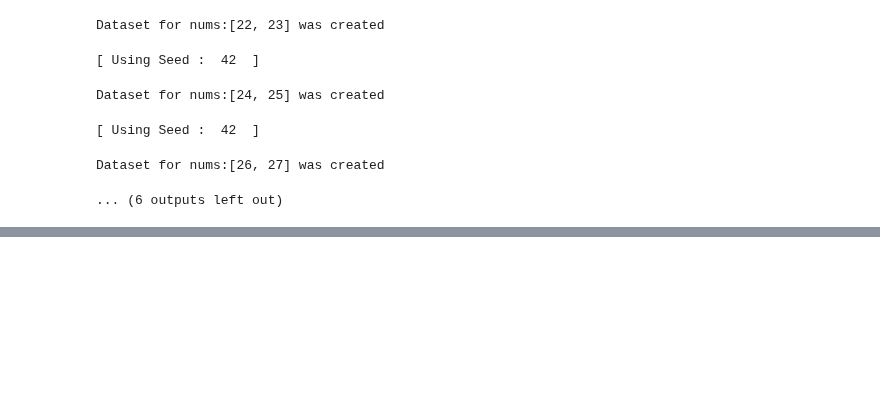
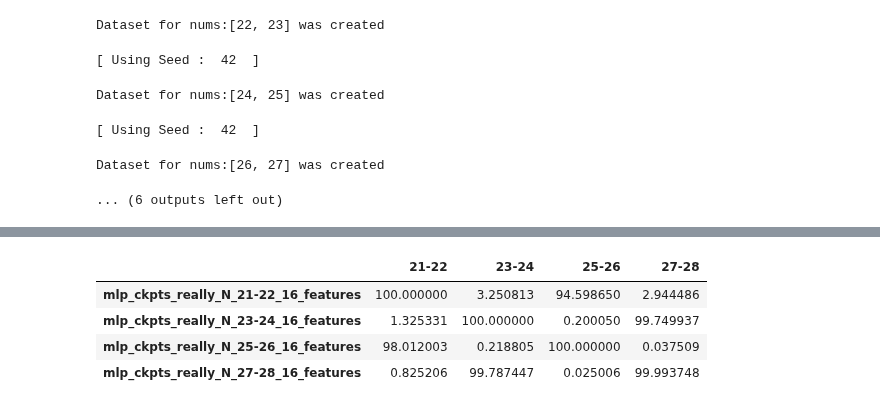
Before and after one commit to alexeyhorkin/ml_dl_with_topology_data, a Jupyter notebook: notebooks/dl/MLP_light_really_different_N.ipynb, the cells around one changed output, grey strips where cells are left out. Saved outputs shown, nothing was run; the diff lists cells and outputs as text; code cells hidden in the pictures; blank space fills up the shorter version.

```diff
--- a/notebooks/dl/MLP_light_really_different_N.ipynb
+++ b/notebooks/dl/MLP_light_really_different_N.ipynb
@@ -345,0 +358,8 @@ pass
+# %%
+df3
+# %% [output]
+|  | 21-22 | 23-24 | 25-26 | 27-28 |
+| mlp_ckpts_really_N_21-22_16_features | 100.000000 | 3.250813 | 94.598650 | 2.944486 |
+| mlp_ckpts_really_N_23-24_16_features | 1.325331 | 100.000000 | 0.200050 | 99.749937 |
+| mlp_ckpts_really_N_25-26_16_features | 98.012003 | 0.218805 | 100.000000 | 0.037509 |
+| mlp_ckpts_really_N_27-28_16_features | 0.825206 | 99.787447 | 0.025006 | 99.993748 |
```
Also changed, not shown: parts of 24 cells of this notebook.
